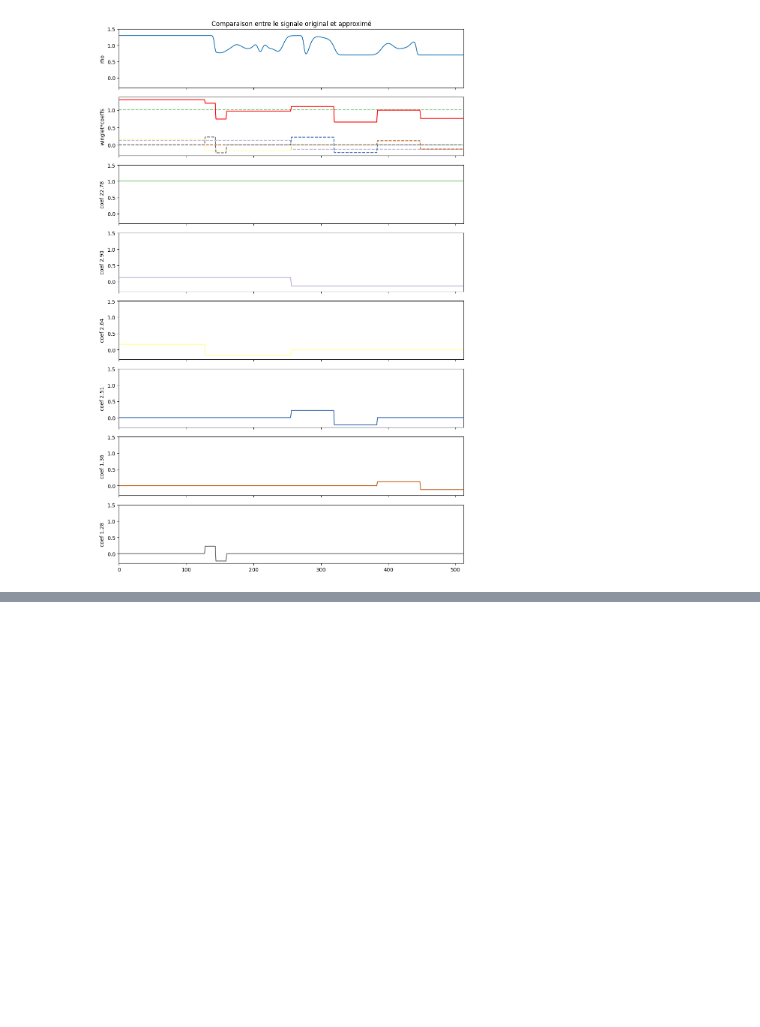
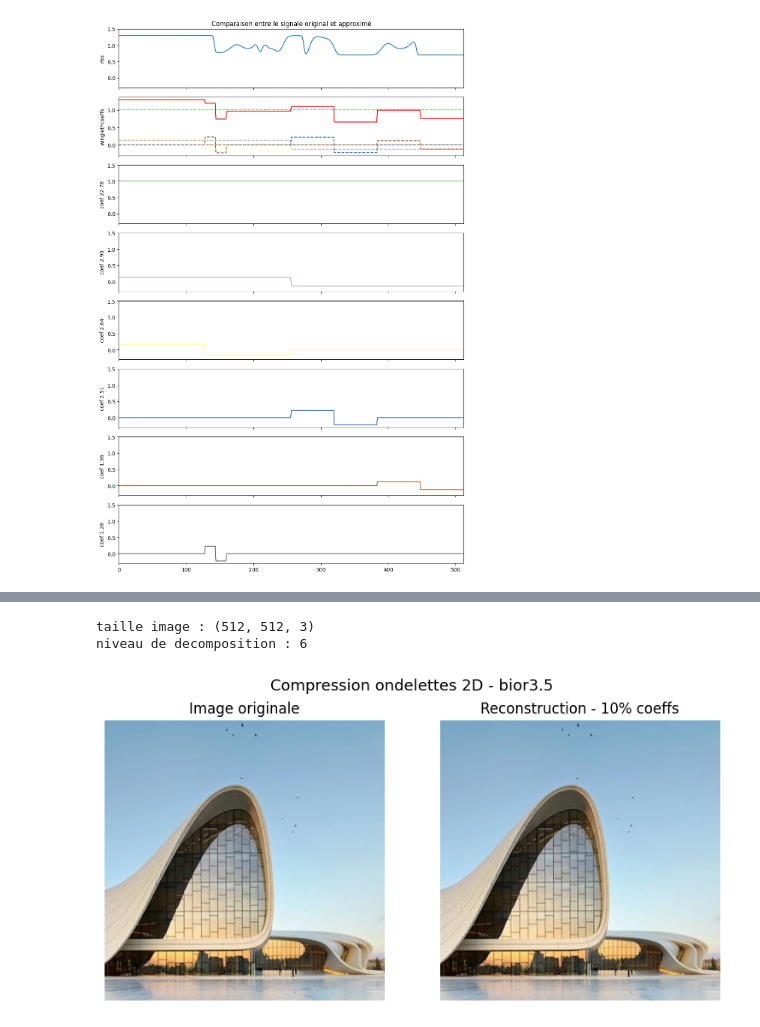
Before and after one commit to Samuel-Chapuis/Rayleigh-Taylor-Generative-Surrogate, a Jupyter notebook: analyse_outils/VisualisationWavelet.ipynb, the cells around one changed output, grey strips where cells are left out. Saved outputs shown, nothing was run; the diff lists cells and outputs as text; code cells hidden in the pictures; blank space fills up the shorter version.

Commit message:
docs(presentation): Presentation ondelettes

```diff
--- a/analyse_outils/VisualisationWavelet.ipynb
+++ b/analyse_outils/VisualisationWavelet.ipynb
@@ -231,0 +244,29 @@ plt.show()
+# %%
+from PIL import Image
+import warnings
+
+
+def prepare_image(path, n):
+    """Charge une image RGB, la rend carrée puis la normalise entre 0 et 1."""
+    img = Image.open(path).convert("RGB")
+    n0 = min(img.size)
+    img = img.crop((0, 0, n0, n0))
+    img = img.resize((n, n))
+
+    img = np.asarray(img, dtype=float)
+    img = img / np.max(img)
+    return np.clip(img, 0, 1)
+
+
+n_img = 512
+ratio_coeffs = 0.1
+wavelet_2d = "bior3.5"
+level_2d = int(np.floor(np.log2(n_img)) - 3)
+
+img = prepare_image("image.jpeg", n_img)
+
+print("taille image :", img.shape)
+print("niveau de decomposition :", level_2d)
+# %% [output]
+taille image : (512, 512, 3)
+niveau de decomposition : 6
@@ -231,0 +324,21 @@ plt.show()
+# %%
+fig, ax = plt.subplots(1, 2, figsize=(8, 4))
+
+ax[0].imshow(img)
+ax[0].set_title("Image originale")
+ax[0].axis("off")
+
+ax[1].imshow(img_wavelet)
+ax[1].set_title(f"Reconstruction - {100*ratio_coeffs:.0f}% coeffs")
+ax[1].axis("off")
+
+# ax[2].imshow(mask_wavelet, cmap="gray")
+# ax[2].set_title("Coefficients conservés")
+# ax[2].axis("off")
+
+fig.suptitle(f"Compression ondelettes 2D - {wavelet_2d}", fontsize=13)
+plt.tight_layout()
+plt.savefig("2DExemple_Reconstruction.png", dpi=300)
+plt.show()
+# %% [output]
+[figure, added]
```
Also changed, not shown: parts of 9 cells of this notebook, 8 other files.
